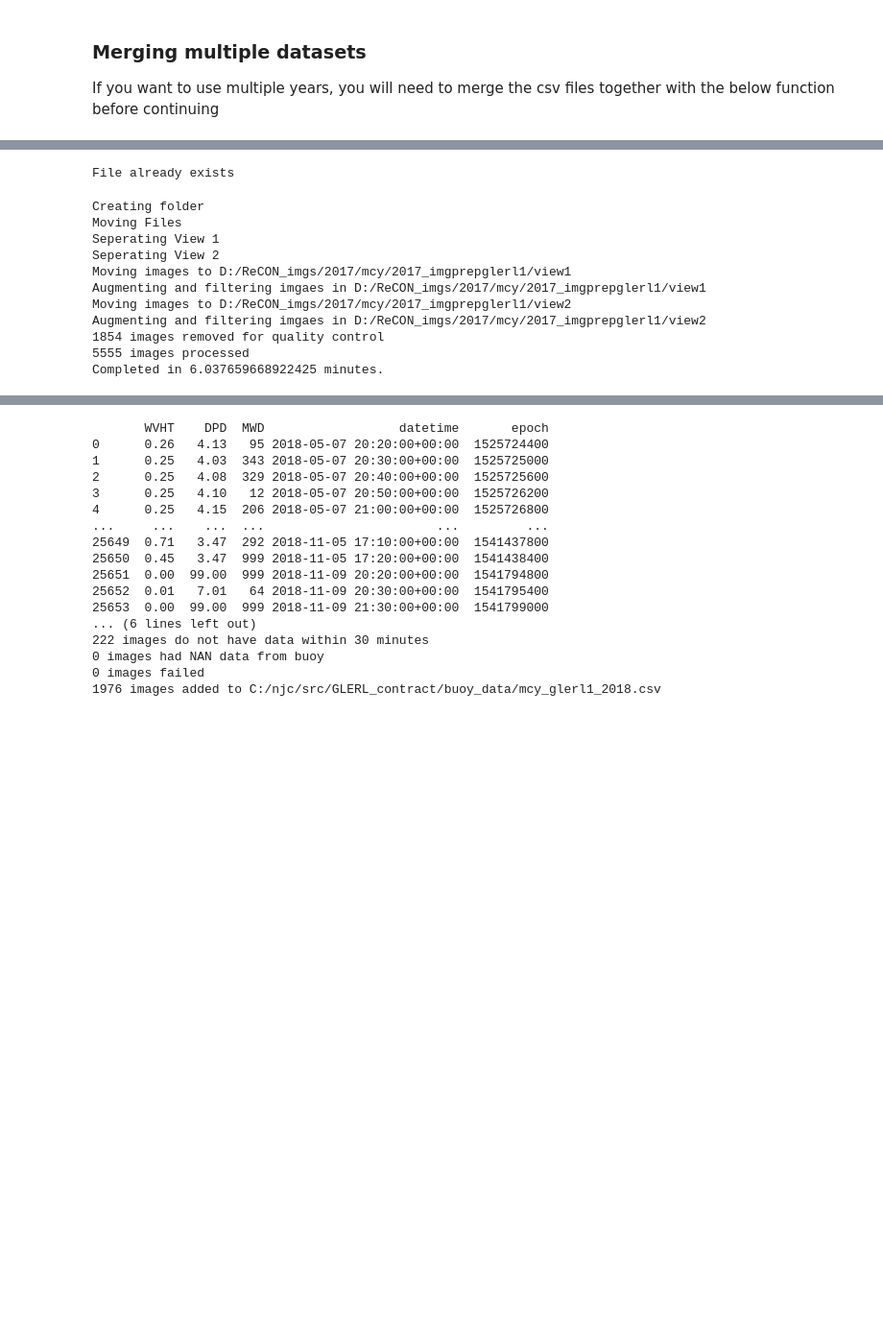
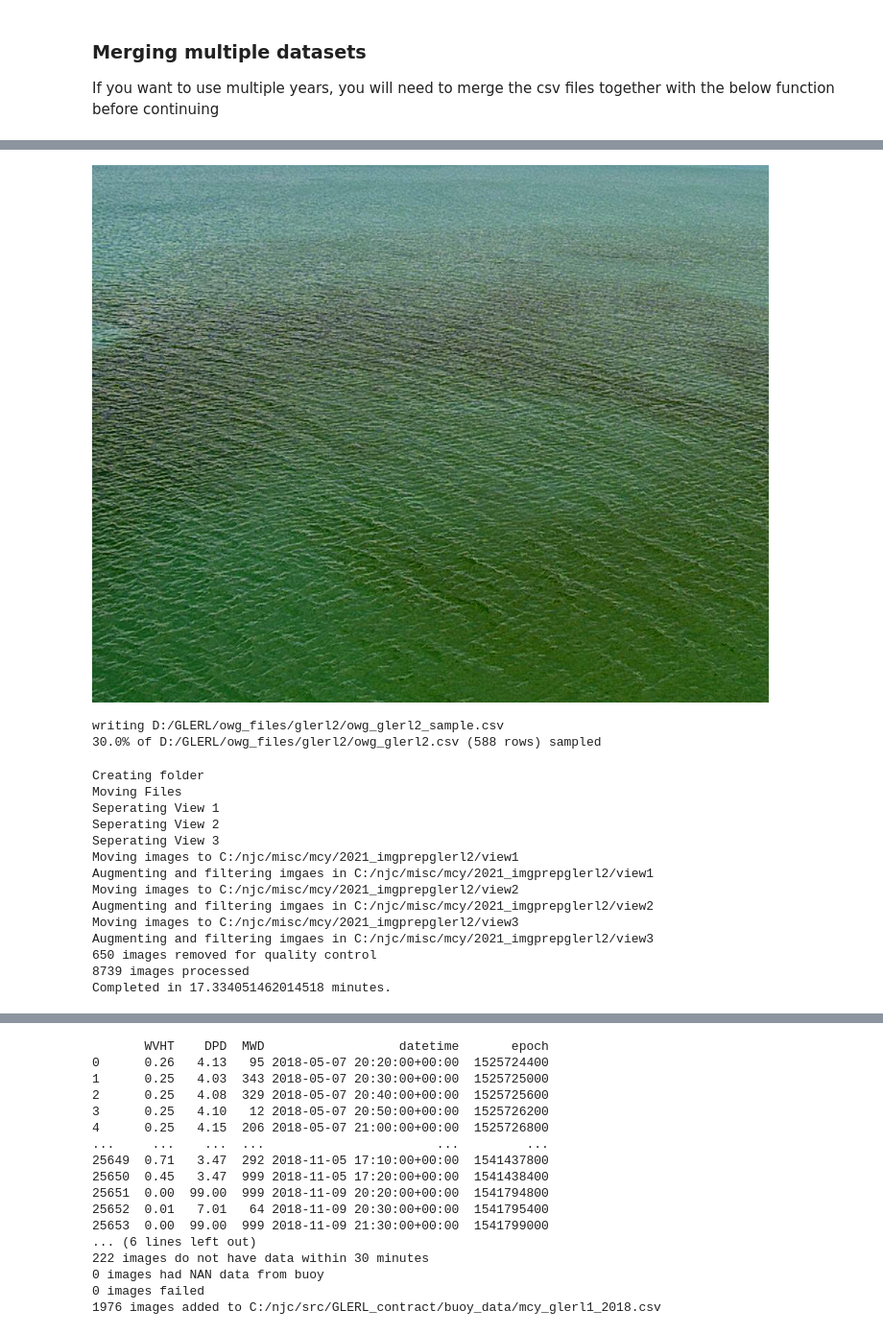
Before and after one commit to ncata/GLERL_contract, a Jupyter notebook: owg_nbs/Prepdata_glerl.ipynb, the cells around one changed output, grey strips where cells are left out. Shown at 96% size. Cells and saved outputs as stored; diff of their text form; code cells hidden in the pictures; blank space fills up the shorter version.

```diff
--- a/owg_nbs/Prepdata_glerl.ipynb
+++ b/owg_nbs/Prepdata_glerl.ipynb
@@ -312,17 +377,25 @@ def sample_ran(csv, sample_csv, sample_percent):
+# %%
+img = "C:/njc/misc/mcy/20210407_1533.02.jpg"
+array = np.asarray(Image.open(img))
+array = array[310:1280, 310:1280]
+Image.fromarray(array)
+# %% [output]
+[figure, added]
 # %%
-csv = "C:/njc/src/GLERL_contract/buoy_data/mcy2021_prototype.csv"
-sample_csv = "C:/njc/src/GLERL_contract/buoy_data/mcy2021_prototype(sample).csv"
+csv = "D:/GLERL/owg_files/glerl2/owg_glerl2.csv"
+sample_csv = "D:/GLERL/owg_files/glerl2/owg_glerl2_sample.csv"
 sample_percent = .3
 sample_ran(csv, sample_csv, sample_percent)
 # %% [output]
-File already exists
+writing D:/GLERL/owg_files/glerl2/owg_glerl2_sample.csv
+30.0% of D:/GLERL/owg_files/glerl2/owg_glerl2.csv (588 rows) sampled
 # %%
-year = 2017
-directory = "D:/ReCON_imgs/2017/mcy"
-arrayshape =  np.index_exp[100:700, 680:1280]
-resolution = 512
-trial = "glerl1"
-viewlist = [1,2]
+year = 2021
+directory = "C:/njc/misc/mcy"
+arrayshape =  np.index_exp[100:1000, 100:1000]
+resolution = 256
+trial = "glerl2"
+viewlist = [1,2,3]
 
 prepowgimgs(year, directory, arrayshape, resolution, trial, viewlist)
 # %% [output]
@@ -330,13 +403,16 @@ Creating folder
 Moving Files
 Seperating View 1
 Seperating View 2
-Moving images to D:/ReCON_imgs/2017/mcy/2017_imgprepglerl1/view1
-Augmenting and filtering imgaes in D:/ReCON_imgs/2017/mcy/2017_imgprepglerl1/view1
-Moving images to D:/ReCON_imgs/2017/mcy/2017_imgprepglerl1/view2
-Augmenting and filtering imgaes in D:/ReCON_imgs/2017/mcy/2017_imgprepglerl1/view2
-1854 images removed for quality control
-5555 images processed
-Completed in 6.037659668922425 minutes.
+Seperating View 3
+Moving images to C:/njc/misc/mcy/2021_imgprepglerl2/view1
+Augmenting and filtering imgaes in C:/njc/misc/mcy/2021_imgprepglerl2/view1
+Moving images to C:/njc/misc/mcy/2021_imgprepglerl2/view2
+Augmenting and filtering imgaes in C:/njc/misc/mcy/2021_imgprepglerl2/view2
+Moving images to C:/njc/misc/mcy/2021_imgprepglerl2/view3
+Augmenting and filtering imgaes in C:/njc/misc/mcy/2021_imgprepglerl2/view3
+650 images removed for quality control
+8739 images processed
+Completed in 17.334051462014518 minutes.
 # %%
 fn = "C:/njc/src/GLERL_contract/buoy_data/mcy2021.txt"
 target = "WVHT"
```
Also changed, not shown: parts of 20 cells of this notebook, 5 other files.
